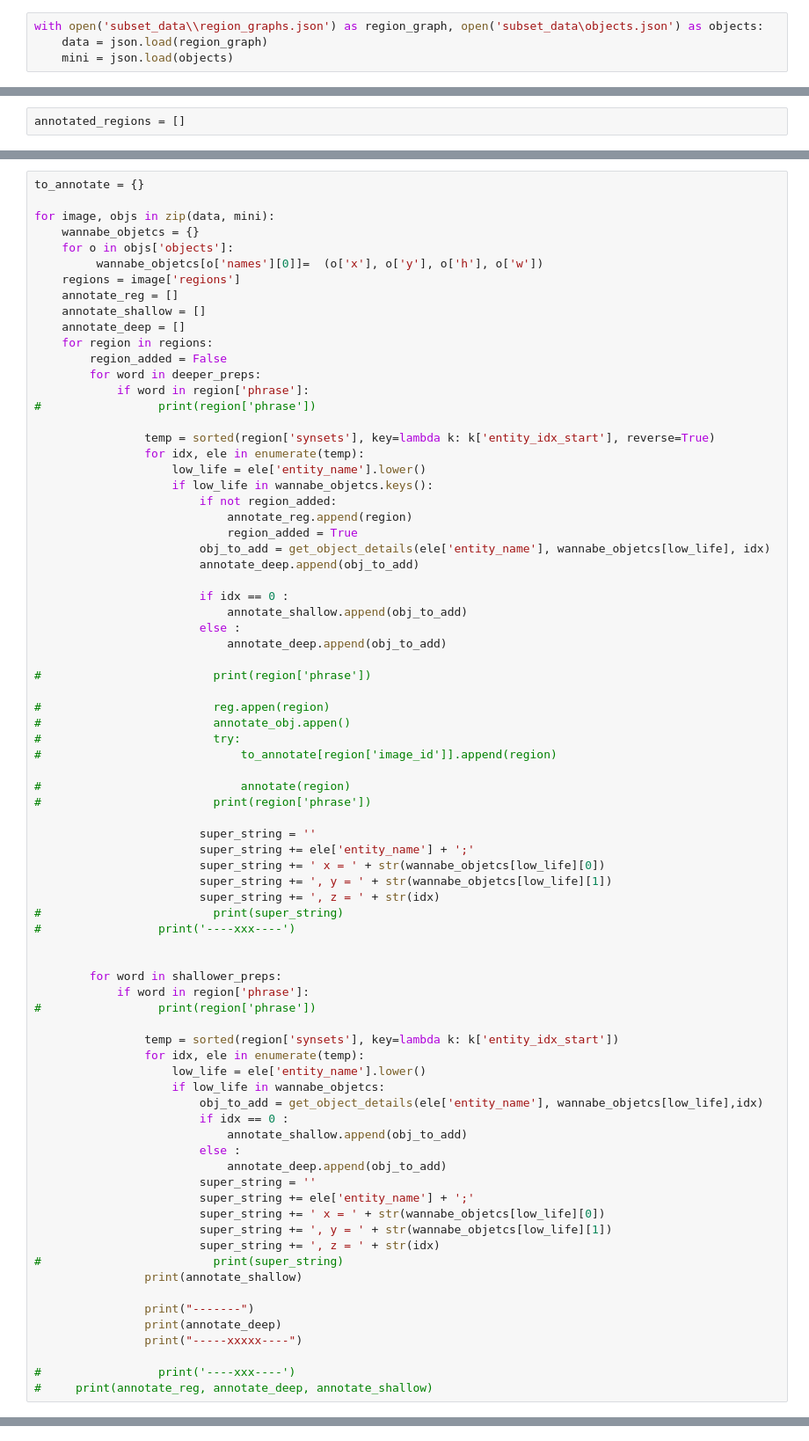
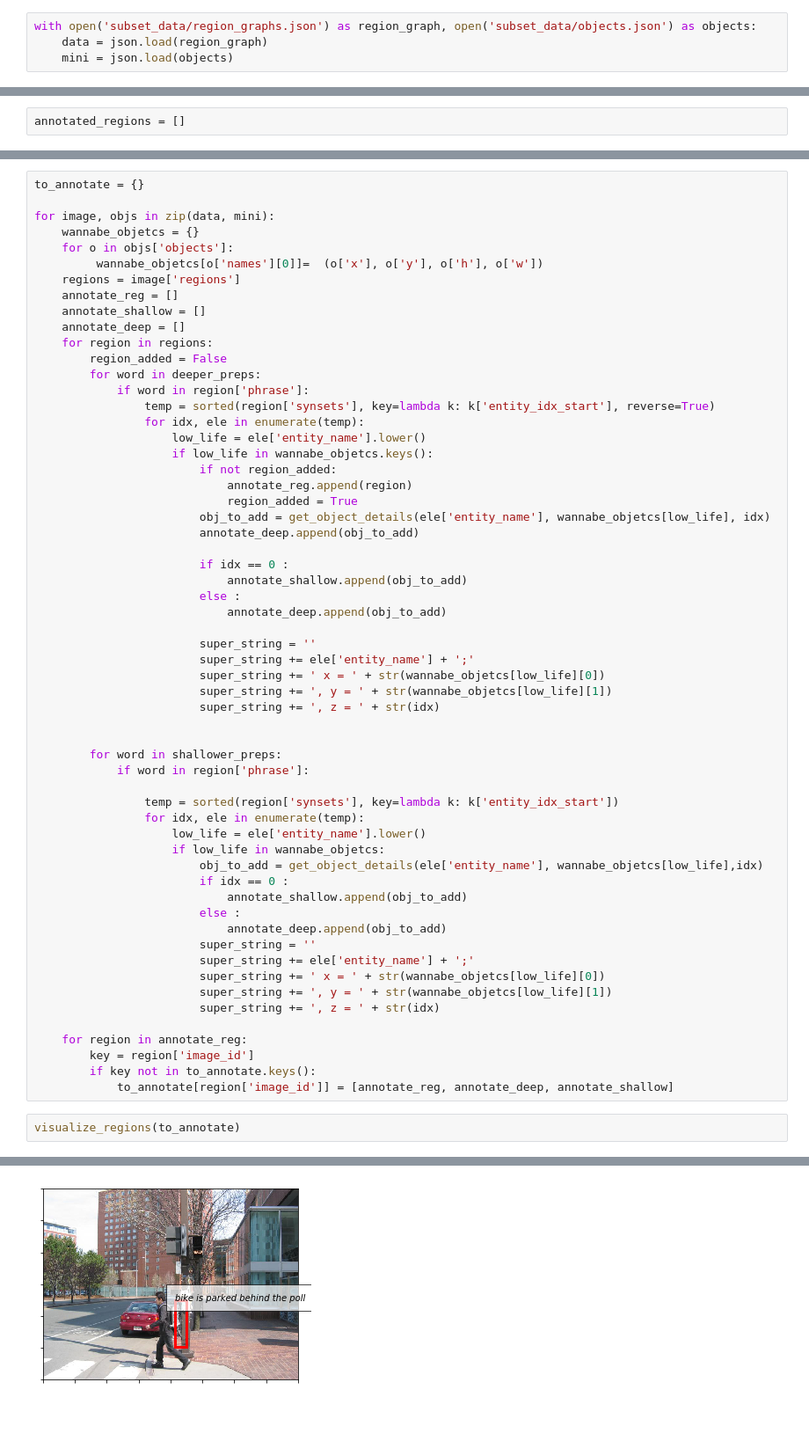
Before and after one commit to Garima16/visual-genome-visualisation, a Jupyter notebook: Chep_chpeer_chepest.ipynb, the cells around one changed output, grey strips where cells are left out. Shown at 88% size. Drawn from its saved outputs; the diff is of its cells as text; blank space fills up the shorter version.

Commit message:
Plotting Bounding boxes of Regions and Objects

```diff
--- a/Chep_chpeer_chepest.ipynb
+++ b/Chep_chpeer_chepest.ipynb
@@ -7,7 +7,7 @@ deeper_preps = [' behind ', ' inside ']
 # 1st has lower z value
 shallower_preps = [' outside ', ' front ', ' in front of ', ' against ']
 # %%
-with open('subset_data\\region_graphs.json') as region_graph, open('subset_data\objects.json') as objects:
+with open('subset_data/region_graphs.json') as region_graph, open('subset_data/objects.json') as objects:
     data = json.load(region_graph)
     mini = json.load(objects)
 # %%
@@ -93,8 +127,6 @@ for image, objs in zip(data, mini):
         region_added = False
         for word in deeper_preps:
             if word in region['phrase']:
-#                 print(region['phrase'])
-
                 temp = sorted(region['synsets'], key=lambda k: k['entity_idx_start'], reverse=True)
                 for idx, ele in enumerate(temp):
                     low_life = ele['entity_name'].lower()
@@ -110,28 +142,15 @@ for image, objs in zip(data, mini):
                         else :
                             annotate_deep.append(obj_to_add)
 
-#                         print(region['phrase'])
-
-#                         reg.appen(region)
-#                         annotate_obj.appen()
-#                         try:
-#                             to_annotate[region['image_id']].append(region)
-
-#                             annotate(region)
-#                         print(region['phrase'])
-
                         super_string = ''
                         super_string += ele['entity_name'] + ';'
                         super_string += ' x = ' + str(wannabe_objetcs[low_life][0])
                         super_string += ', y = ' + str(wannabe_objetcs[low_life][1])
                         super_string += ', z = ' + str(idx)
-#                         print(super_string)
-#                 print('----xxx----')
 
 
         for word in shallower_preps:
             if word in region['phrase']:
-#                 print(region['phrase'])
 
                 temp = sorted(region['synsets'], key=lambda k: k['entity_idx_start'])
                 for idx, ele in enumerate(temp):
@@ -147,12 +166,11 @@ for image, objs in zip(data, mini):
                         super_string += ' x = ' + str(wannabe_objetcs[low_life][0])
                         super_string += ', y = ' + str(wannabe_objetcs[low_life][1])
                         super_string += ', z = ' + str(idx)
-#                         print(super_string)
-                print(annotate_shallow)
 
-                print("-------")
-                print(annotate_deep)
-                print("-----xxxxx----")
-
-#                 print('----xxx----')
-#     print(annotate_reg, annotate_deep, annotate_shallow)
+    for region in annotate_reg:
+        key = region['image_id']
+        if key not in to_annotate.keys():
+            to_annotate[region['image_id']] = [annotate_reg, annotate_deep, annotate_shallow]
+# %%
+visualize_regions(to_annotate)
+# %% [output]
@@ -158,0 +179 @@ for image, objs in zip(data, mini):
+[figure, added]
```
Also changed, not shown: parts of 7 cells of this notebook, 1 other file.
